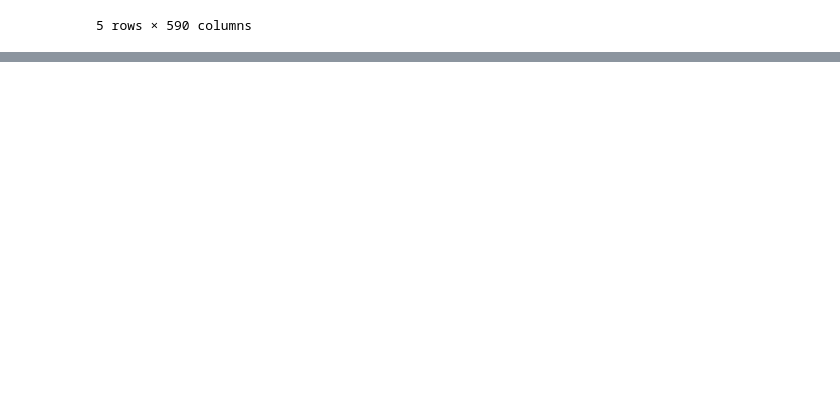
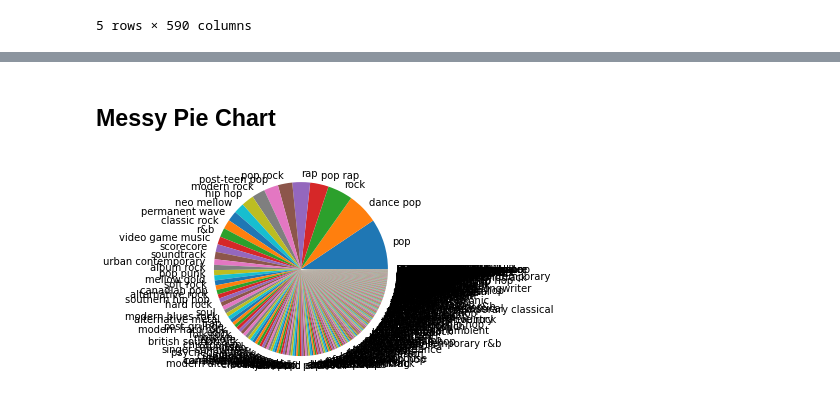
Before and after one commit to DuncanCarlmark/SpotifySummer2020, a Jupyter notebook: Genre Analysis.ipynb, the cells around one changed output, grey strips where cells are left out. Saved outputs shown, nothing was run; the diff lists cells and outputs as text; code cells hidden in the pictures; blank space fills up the shorter version.

```diff
--- a/Genre Analysis.ipynb
+++ b/Genre Analysis.ipynb
@@ -284,0 +307,13 @@ topGenres = pd.DataFrame({'genres':genres, 'totalPlay':genreTotals})
+# %% [markdown]
+## Messy Pie Chart
+# %%
+labels = pieGenres['genres']
+sizes = pieGenres['totalPlay']
+
+fig1, ax1 = plt.subplots()
+
+ax1.pie(sizes, labels=labels, normalize=True)
+
+plt.show()
+# %% [output]
+[figure, added]
```
Also changed, not shown: parts of 12 cells of this notebook, 28 other files.
